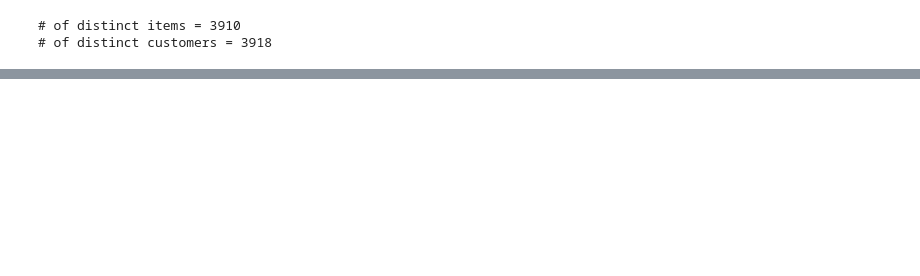
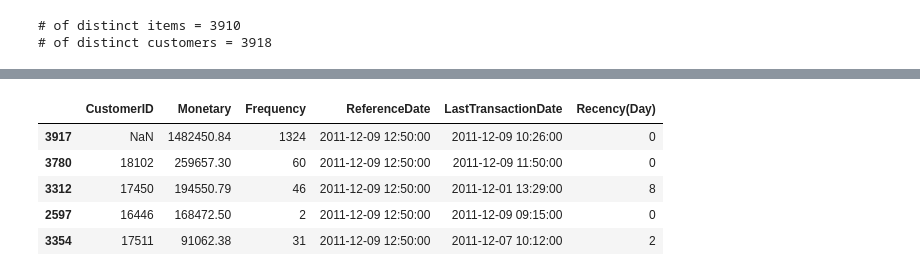
Before and after one commit to Fujiki-Nakamura/OnlineRetailAnalysis, a Jupyter notebook: MachineLearning/RFM.ipynb, the cells around one changed output, grey strips where cells are left out. Saved outputs shown, nothing was run; the diff lists cells and outputs as text; code cells hidden in the pictures; blank space fills up the shorter version.

```diff
--- a/MachineLearning/RFM.ipynb
+++ b/MachineLearning/RFM.ipynb
@@ -76,0 +143,12 @@ print('# of distinct customers =', df_uk['CustomerID'].nunique())
+# %%
+# Monetary と Frequency が飛び抜けているカスタマーの正体は、
+# CustomerID = NaN
+
+df_uk_per_customer.sort_values('Monetary', ascending=False).head()
+# %% [output]
+|  | CustomerID | Monetary | Frequency | ReferenceDate | LastTransactionDate | Recency(Day) |
+| 3917 | NaN | 1482450.84 | 1324 | 2011-12-09 12:50:00 | 2011-12-09 10:26:00 | 0 |
+| 3780 | 18102 | 259657.30 | 60 | 2011-12-09 12:50:00 | 2011-12-09 11:50:00 | 0 |
+| 3312 | 17450 | 194550.79 | 46 | 2011-12-09 12:50:00 | 2011-12-01 13:29:00 | 8 |
+| 2597 | 16446 | 168472.50 | 2 | 2011-12-09 12:50:00 | 2011-12-09 09:15:00 | 0 |
+| 3354 | 17511 | 91062.38 | 31 | 2011-12-09 12:50:00 | 2011-12-07 10:12:00 | 2 |
```
Also changed, not shown: parts of 8 cells of this notebook, 1 other file.
